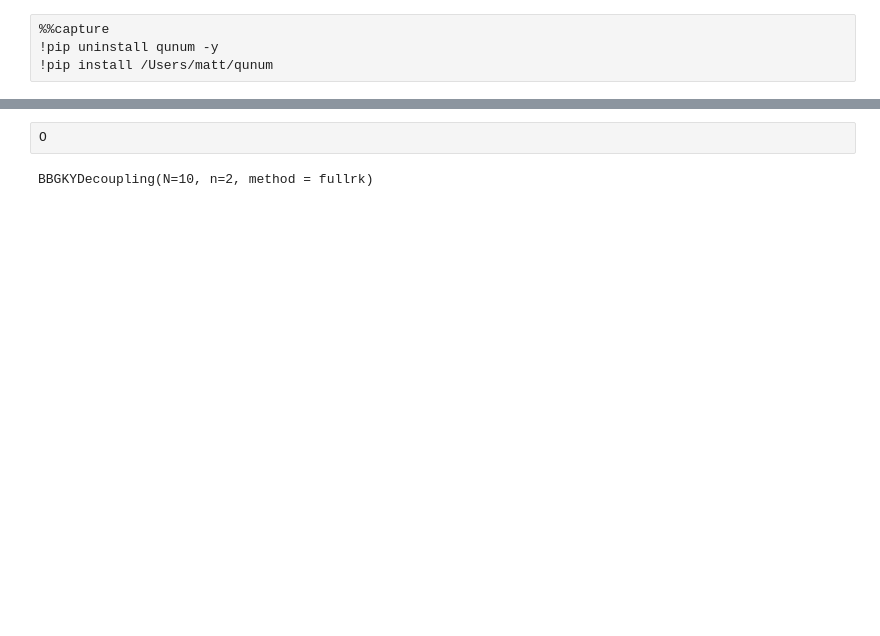
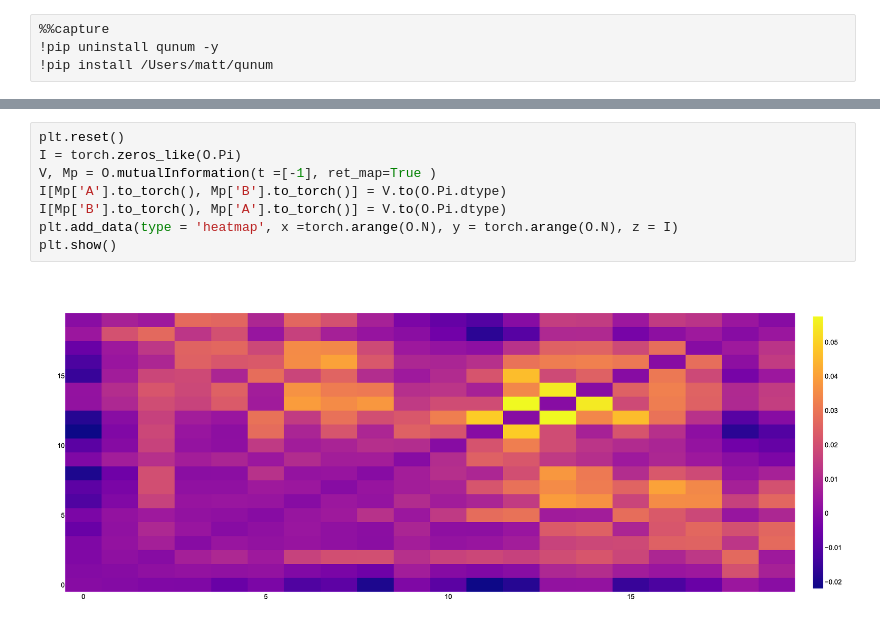
Before and after one commit to ricciomatt/bbgky, a Jupyter notebook: TestScript.ipynb, the cells around one changed output, grey strips where cells are left out. Cells and saved outputs as stored; diff of their text form; blank space fills up the shorter version.

```diff
--- a/TestScript.ipynb
+++ b/TestScript.ipynb
@@ -51,4 +74,10 @@ tensor([[ 0.0000+0.j,  0.0000+0.j, 10.0000+0.j],
 # %%
-O
+plt.reset()
+I = torch.zeros_like(O.Pi)
+V, Mp = O.mutualInformation(t =[-1], ret_map=True )
+I[Mp['A'].to_torch(), Mp['B'].to_torch()] = V.to(O.Pi.dtype)
+I[Mp['B'].to_torch(), Mp['A'].to_torch()] = V.to(O.Pi.dtype)
+plt.add_data(type = 'heatmap', x =torch.arange(O.N), y = torch.arange(O.N), z = I)
+plt.show()
 # %% [output]
-BBGKYDecoupling(N=10, n=2, method = fullrk)
+[figure, added]
```
Also changed, not shown: parts of 7 cells of this notebook, 2 other files.
